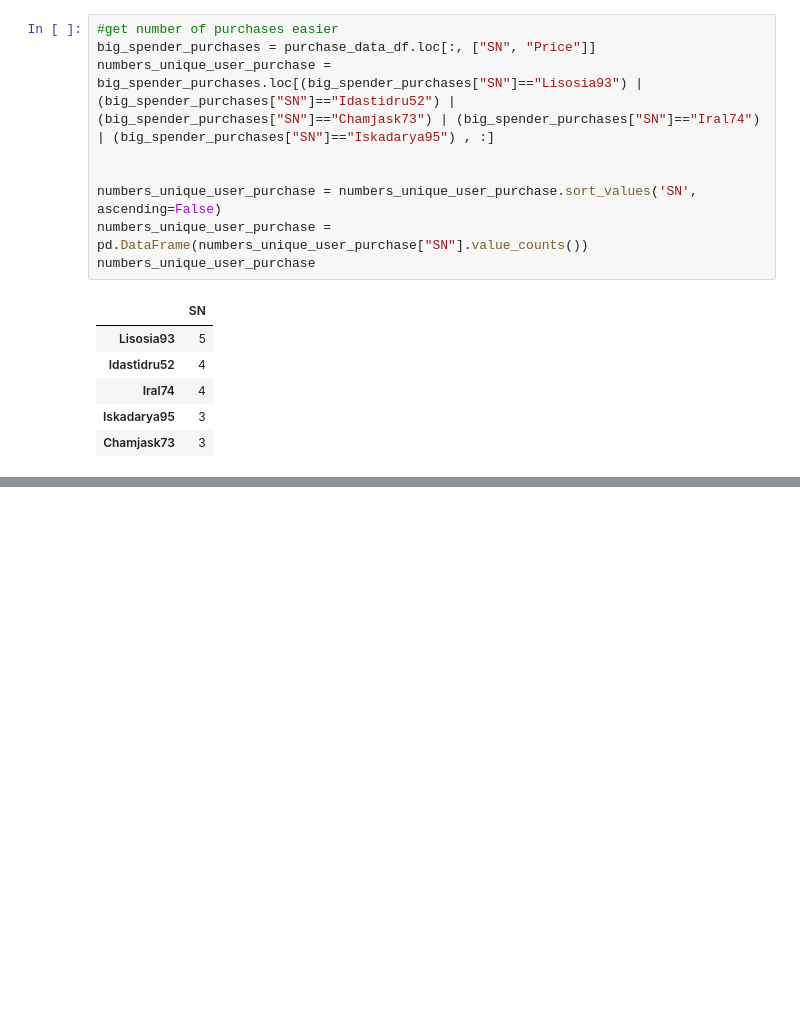
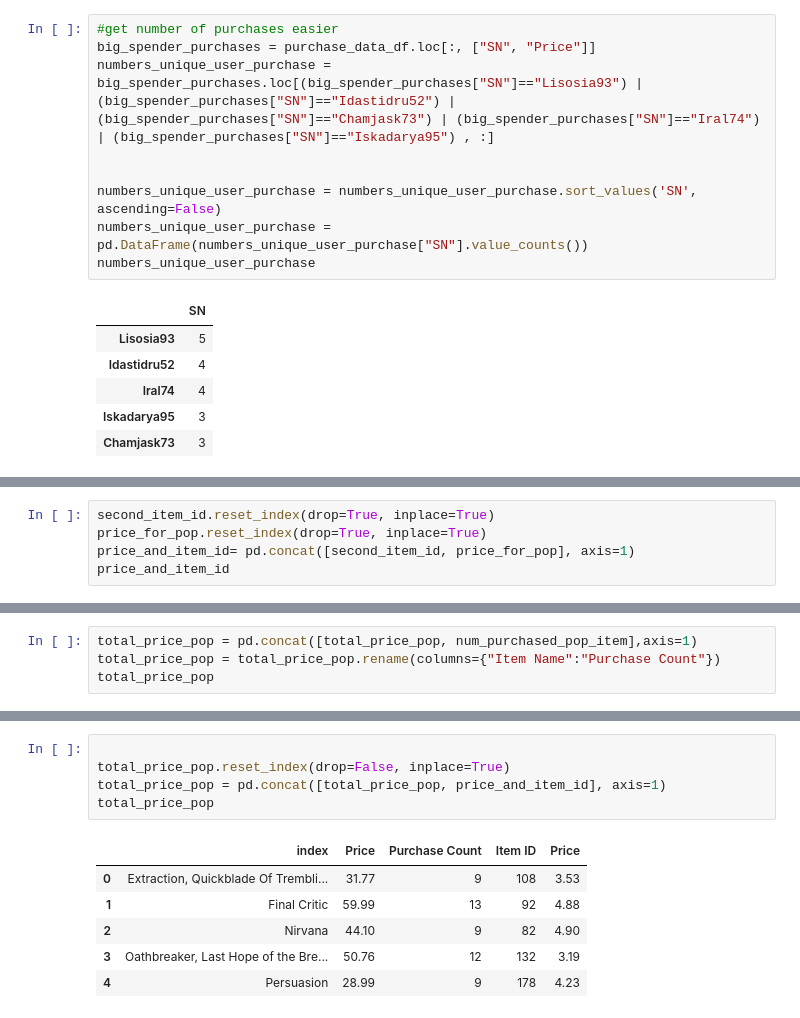
Before and after one commit to efennie/pandas-challenge, a Jupyter notebook: HeroesOfPymoli/main.ipynb, the cells around one changed output, grey strips where cells are left out. Drawn from its saved outputs; the diff is of its cells as text; blank space fills up the shorter version.

Commit message:
finished up popular items

```diff
--- a/HeroesOfPymoli/main.ipynb
+++ b/HeroesOfPymoli/main.ipynb
@@ -498,0 +578,5 @@ KeyError: "Passing list-likes to .loc or [] with any missing labels is no longer
+# %%
+second_item_id.reset_index(drop=True, inplace=True)
+price_for_pop.reset_index(drop=True, inplace=True)
+price_and_item_id= pd.concat([second_item_id, price_for_pop], axis=1)
+price_and_item_id
@@ -498,0 +590,4 @@ KeyError: "Passing list-likes to .loc or [] with any missing labels is no longer
+# %%
+total_price_pop = pd.concat([total_price_pop, num_purchased_pop_item],axis=1)
+total_price_pop = total_price_pop.rename(columns={"Item Name":"Purchase Count"})
+total_price_pop
@@ -498,0 +601,12 @@ KeyError: "Passing list-likes to .loc or [] with any missing labels is no longer
+# %%
+
+total_price_pop.reset_index(drop=False, inplace=True)
+total_price_pop = pd.concat([total_price_pop, price_and_item_id], axis=1)
+total_price_pop
+# %% [output]
+|  | index | Price | Purchase Count | Item ID | Price |
+| 0 | Extraction, Quickblade Of Trembli... | 31.77 | 9 | 108 | 3.53 |
+| 1 | Final Critic | 59.99 | 13 | 92 | 4.88 |
+| 2 | Nirvana | 44.10 | 9 | 82 | 4.90 |
+| 3 | Oathbreaker, Last Hope of the Bre... | 50.76 | 12 | 132 | 3.19 |
+| 4 | Persuasion | 28.99 | 9 | 178 | 4.23 |
```
Also changed, not shown: parts of 13 cells of this notebook.
